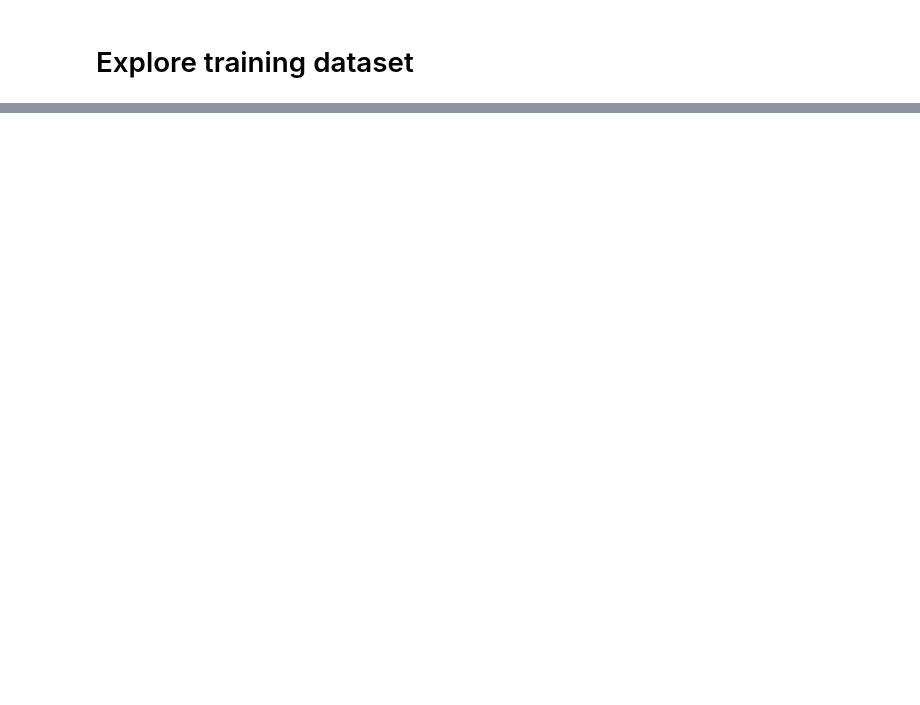
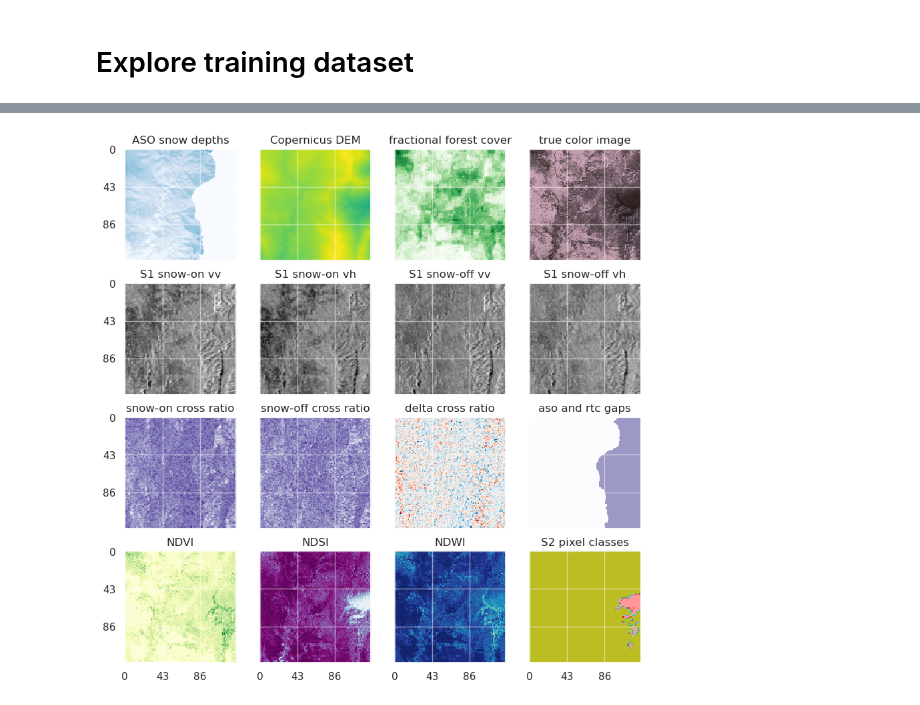
Before and after one commit to geo-smart/deep-snow, a Jupyter notebook: notebooks/exploration/data_exploration.ipynb, the cells around one changed output, grey strips where cells are left out. Cells and saved outputs as stored; diff of their text form; code cells hidden in the pictures; blank space fills up the shorter version.

```diff
--- a/notebooks/exploration/data_exploration.ipynb
+++ b/notebooks/exploration/data_exploration.ipynb
@@ -83,13 +55,22 @@ selected_channels = [
     'ndvi', # Normalized Difference Vegetation Index from Sentinel-2
     'ndsi', # Normalized Difference Snow Index from Sentinel-2
     'ndwi', # Normalized Difference Water Index from Sentinel-2
+    's2_gap_map', # gaps in Sentinel-2 data
 
     # PROBA-V global land cover dataset (Buchhorn et al., 2020)
     'fcf', # fractional forest cover
 
     # COP30 digital elevation model
-    'elevation' # elevation
+    'elevation',
+
+    # latitude and longitude
+    'latitude',
+    'longitude',
+
+    # day of water year
+    'dowy'
                     ]
+
 # prepare training and validation dataloaders
 train_data = crunchy_snow.dataset.Dataset(path_list, selected_channels, norm=True)
 train_loader = torch.utils.data.DataLoader(dataset=train_data, batch_size=1, shuffle=True)
@@ -96,39 +79,57 @@ train_loader = torch.utils.data.DataLoader(dataset=train_data, batch_size=1, shu
 # %%
-# plot example normalized training images
 sns.set_theme()
 num_samples = 1
 
 for i, data_tuple in enumerate(train_loader):
     if i < num_samples:
-            data_dict = {name: tensor for name, tensor in zip(selected_channels, data_tuple)}
-            f, ax = plt.subplots(3, 4, figsize=(10,8), sharey=True, sharex=True)
-            ax[0, 0].imshow(data_dict['aso_sd'].squeeze(), cmap='Blues', vmin=0, vmax=0.2, interpolation='none')
-            ax[0, 0].set_title('ASO snow depths')
-            ax[0, 1].imshow(data_dict['elevation'].squeeze(), cmap='viridis', interpolation='none')
-            ax[0, 1].set_title('Copernicus DEM')
-            ax[0, 2].imshow(data_dict['fcf'].squeeze(), cmap='Greens', interpolation='none')
-            ax[0, 2].set_title('fractional forest cover')
-            norm_max = np.max([data_dict['green'].max(), data_dict['red'].max(), data_dict['blue'].max()]) # there are better ways to do this
-            ax[0, 3].imshow(torch.cat((data_dict['red'][:, :, :, None]/norm_max, data_dict['green'][:, :, :, None]/norm_max, data_dict['blue'][:, :, :, None]/norm_max), 3).squeeze(), interpolation='none')
-            ax[0, 3].set_title('true color image')
-            ax[1, 0].imshow(np.log(data_dict['snowon_vv'].squeeze()), cmap='Greys_r', interpolation='none')
-            ax[1, 0].set_title('S1 snow-on vv')
-            ax[1, 1].imshow(np.log(data_dict['snowon_vh'].squeeze()), cmap='Greys_r', interpolation='none')
-            ax[1, 1].set_title('S1 snow-on vh')
-            ax[1, 2].imshow(np.log(data_dict['snowoff_vv'].squeeze()), cmap='Greys_r', interpolation='none')
-            ax[1, 2].set_title('S1 snow-off vv')
-            ax[1, 3].imshow(np.log(data_dict['snowoff_vh'].squeeze()), cmap='Greys_r', interpolation='none')
-            ax[1, 3].set_title('S1 snow-off vh')
-            ax[2, 0].imshow(data_dict['snowon_cr'].squeeze(), cmap='Purples', interpolation='none')
-            ax[2, 0].set_title('snow-on cross ratio')
-            ax[2, 1].imshow(data_dict['snowoff_cr'].squeeze(), cmap='Purples', interpolation='none')
-            ax[2, 1].set_title('snow-off cross ratio')
-            ax[2, 2].imshow(data_dict['delta_cr'].squeeze(), cmap='RdBu', interpolation='none')
-            ax[2, 2].set_title('delta cross ratio')
-            ax[2, 3].imshow(aso_gap_map.squeeze()+rtc_gap_map.squeeze(), cmap='Purples', interpolation='none')
-            ax[2, 3].set_title('aso and rtc gaps')
-            ax[0, 0].set_aspect('equal')
+        data_dict = {name: tensor.squeeze() for name, tensor in zip(selected_channels, data_tuple)}
+        f, ax = plt.subplots(4, 4, figsize=(10, 10), sharey=True, sharex=True)
 
-            # f.tight_layout()
+        ax[0, 0].imshow(data_dict['aso_sd'], vmin=0, vmax=0.2, cmap='Blues', interpolation='none')
+        ax[0, 0].set_title('ASO snow depths')
+        ax[0, 1].imshow(data_dict['elevation'], cmap='viridis', interpolation='none')
+        ax[0, 1].set_title('Copernicus DEM')
+        ax[0, 2].imshow(data_dict['fcf'], cmap='Greens', interpolation='none')
+        ax[0, 2].set_title('fractional forest cover')
+        norm_max = np.max([data_dict['green'].max(), data_dict['red'].max(), data_dict['blue'].max()]) # there are better ways to do this
+        ax[0, 3].imshow(torch.cat((data_dict['red'][:, :, None]/norm_max, data_dict['green'][:, :, None]/norm_max, data_dict['blue'][:, :, None]/norm_max), 2).squeeze(), interpolation='none')
+        ax[0, 3].set_title('true color image')
+        ax[1, 0].imshow(data_dict['snowon_vv'], cmap='Greys_r', interpolation='none')
+        ax[1, 0].set_title('S1 snow-on vv')
+        ax[1, 1].imshow(data_dict['snowon_vh'], cmap='Greys_r', interpolation='none')
+        ax[1, 1].set_title('S1 snow-on vh')
+        ax[1, 2].imshow(data_dict['snowoff_vv'], cmap='Greys_r', interpolation='none')
+        ax[1, 2].set_title('S1 snow-off vv')
+        ax[1, 3].imshow(data_dict['snowoff_vh'], cmap='Greys_r', interpolation='none')
+        ax[1, 3].set_title('S1 snow-off vh')
+        ax[2, 0].imshow(data_dict['snowon_cr'], cmap='Purples', interpolation='none')
+        ax[2, 0].set_title('snow-on cross ratio')
+        ax[2, 1].imshow(data_dict['snowoff_cr'], cmap='Purples', interpolation='none')
+        ax[2, 1].set_title('snow-off cross ratio')
+        ax[2, 2].imshow(data_dict['delta_cr'], cmap='RdBu', interpolation='none')
+        ax[2, 2].set_title('delta cross ratio')
+        ax[2, 3].imshow(data_dict['aso_gap_map'] + data_dict['rtc_gap_map'], cmap='Purples', interpolation='none')
+        ax[2, 3].set_title('aso and rtc gaps')
+        ax[3, 0].imshow(data_dict['ndvi'], cmap='YlGn', interpolation='none')
+        ax[3, 0].set_title('NDVI')
+        ax[3, 1].imshow(data_dict['ndsi'], cmap='BuPu', interpolation='none')
+        ax[3, 1].set_title('NDSI')
+        ax[3, 2].imshow(data_dict['ndwi'], cmap='YlGnBu', interpolation='none')
+        ax[3, 2].set_title('NDWI')
+        ax[3, 2].imshow(data_dict['ndwi'], cmap='YlGnBu', interpolation='none')
+        ax[3, 2].set_title('NDWI')
+        ax[3, 3].imshow(data_dict['scene_class_map'], cmap='tab20', interpolation='none')
+        ax[3, 3].set_title('S2 pixel classes')
+        ax[0, 0].set_aspect('equal')
+
+        # Set gridlines at intervals
+        for a in ax.flat:
+            a.set_xticks(np.arange(0, data_dict['aso_sd'].shape[1], 43))
+            a.set_yticks(np.arange(0, data_dict['aso_sd'].shape[0], 43))
+            a.grid(True, linewidth=1, alpha=0.5)
+
+        # f.tight_layout()
     else:
         break
+# %% [output]
+[figure, added]
```
Also changed, not shown: parts of 8 cells of this notebook, 13 other files.
